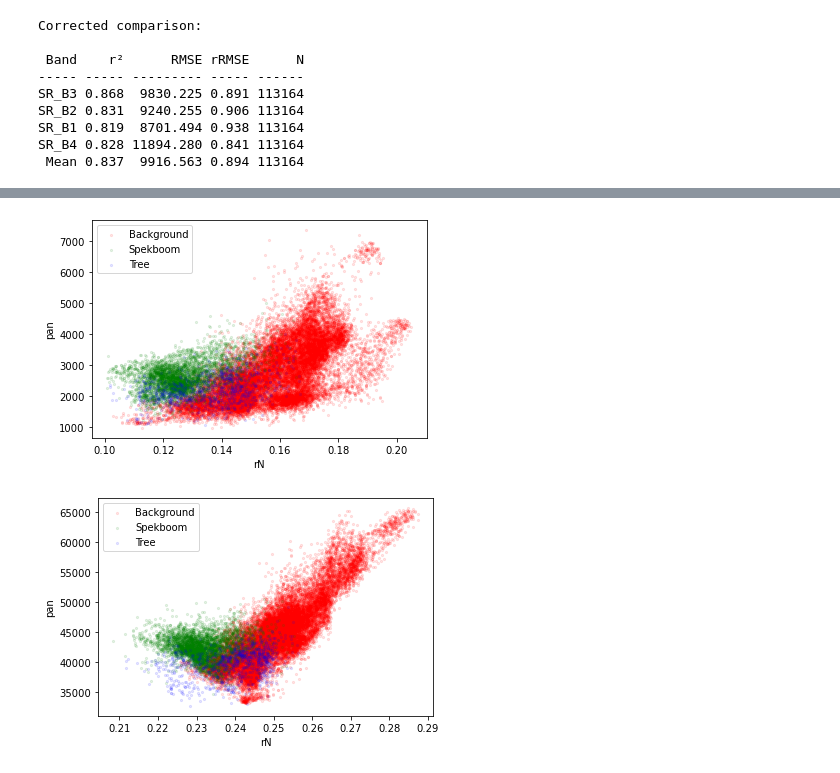
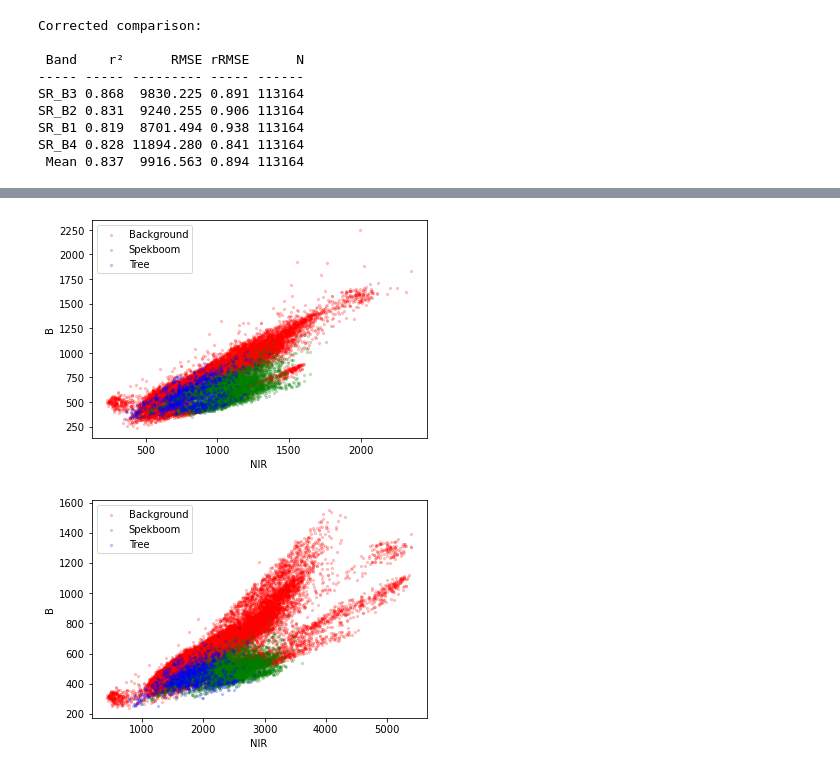
Before and after one commit to leftfield-geospatial/homonim, a Jupyter notebook: docs/tutorials/classification.ipynb, the cells around one changed output, grey strips where cells are left out. Drawn from its saved outputs; the diff is of its cells as text; code cells hidden in the pictures.

```diff
--- a/docs/tutorials/classification.ipynb
+++ b/docs/tutorials/classification.ipynb
@@ -71,12 +96,12 @@ modis_coll = modis_coll.search(
 print('Image property descriptions:\n\n' + modis_coll.schema_table)
 print('\nSearch Results:\n\n' + modis_coll.properties_table)
 
-# download LANDSAT/LC08/C02/T1_L2/LC08_009057_20220215
-cmp_ref_path = ref_root.joinpath('modis_nbar_ref.tif')
 modis_image = gd.MaskedImage.from_id(
     'MODIS/006/MCD43A4/2010_01_27', mask=True
 )
-modis_image.download(modis_ref_path, region=region, overwrite=True)
+modis_image.download(
+    modis_ref_path, region=region, dtype='uint16', overwrite=True
+)
 
 # equivalent geedim command line:
 # !geedim search -c modis-nbar -s 2010-01-27 -e 2010-01-28 -r {src_mosaic_path} download -o
@@ -83,7 +123,7 @@ modis_image.download(modis_ref_path, region=region, overwrite=True)
 # %%
 from homonim import RasterFuse, Model, ProcCrs, utils
 # corrected file names corresponding to source names
-if True:
+if False:
     ref_bands = [3, 2, 1, 4]
     cmp_ref_bands = [1, 4, 3, 2]
     ref_path = l7_ref_path
@@ -100,13 +140,14 @@ else:
     cmp_ref_bands = [3, 2, 1, 4]
     ref_path = modis_ref_path
     cmp_ref_path = l7_ref_path
-    model = Model.gain
+    model = Model.gain_blk_offset
     kernel_shape = (3, 3)
     corr_root = Path(
         'V:/Data/HomonimEgs/NGI_3321BD-3322AC_2010_LittleKaroo/Corrected/'
         'GroundTruthSubset/Modis/'
     )
     ref_sc_off = [1.7e3, .1]
+
 post_fix = utils.create_out_postfix(
     ProcCrs.ref, model=model, kernel_shape=kernel_shape, driver='GTiff'
 )
@@ -327,20 +386,20 @@ def class_scatter(df: pd.DataFrame, x=None, y=None, label_col='label'):
         ['r', 'g', 'b', 'c', 'm', 'y', 'k', 'o']
     ))
     for label, group in df.groupby(label_col):
-        ax = group.plot.scatter(x, y, s=5, label=label, ax=ax, c=colours[label], alpha=0.1)
+        ax = group.plot.scatter(x, y, s=5, label=label, ax=ax, c=colours[label], alpha=0.2)
     ax.legend()
 
-class_scatter(feats_dict['Source'].iloc[::10], 'rN', 'pan')
+class_scatter(feats_dict['Source'].iloc[::10], 'NIR', 'B')
 # ax = feats_dict['Source'].plot.scatter('gN', 'NDVI', s=10, c='label_i', label=feats_dict['Source'].label)
 # ax.legend()
 # pyplot.scatter(feats_dict['Source'].rN, feats_dict['Source'].gN, c=feats_dict['Source'].label)
 # %% [output]
-[figure, old version]
+[figure, new version]
 # %%
-class_scatter(feats_dict['Corrected'].iloc[::10], 'rN', 'pan')
+class_scatter(feats_dict['Corrected'].iloc[::10], 'NIR', 'B')
 # ax = feats_dict['Corrected'].plot.scatter('gN', 'NDVI', s=10, c='label_i', label='label')
 # ax.legend()
 # %% [output]
-[figure, old version]
+[figure, new version]
 # %%
 from sklearn.naive_bayes import GaussianNB, MultinomialNB
```
Also changed, not shown: parts of 7 cells of this notebook.
